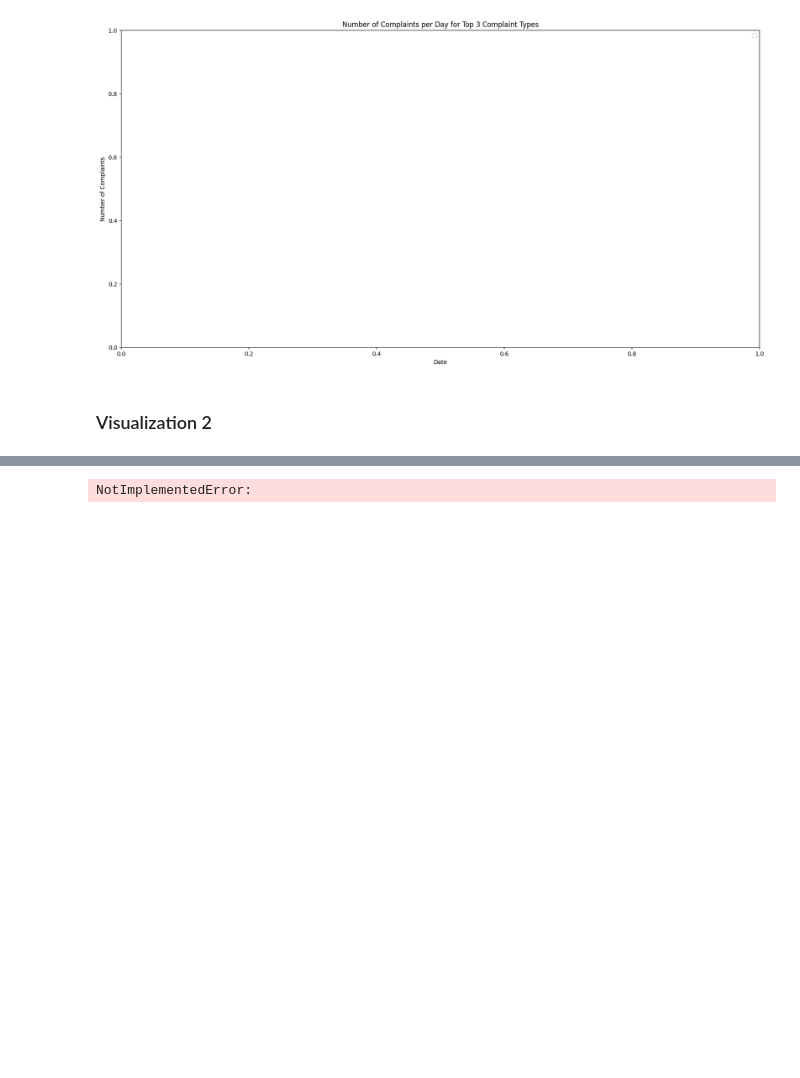
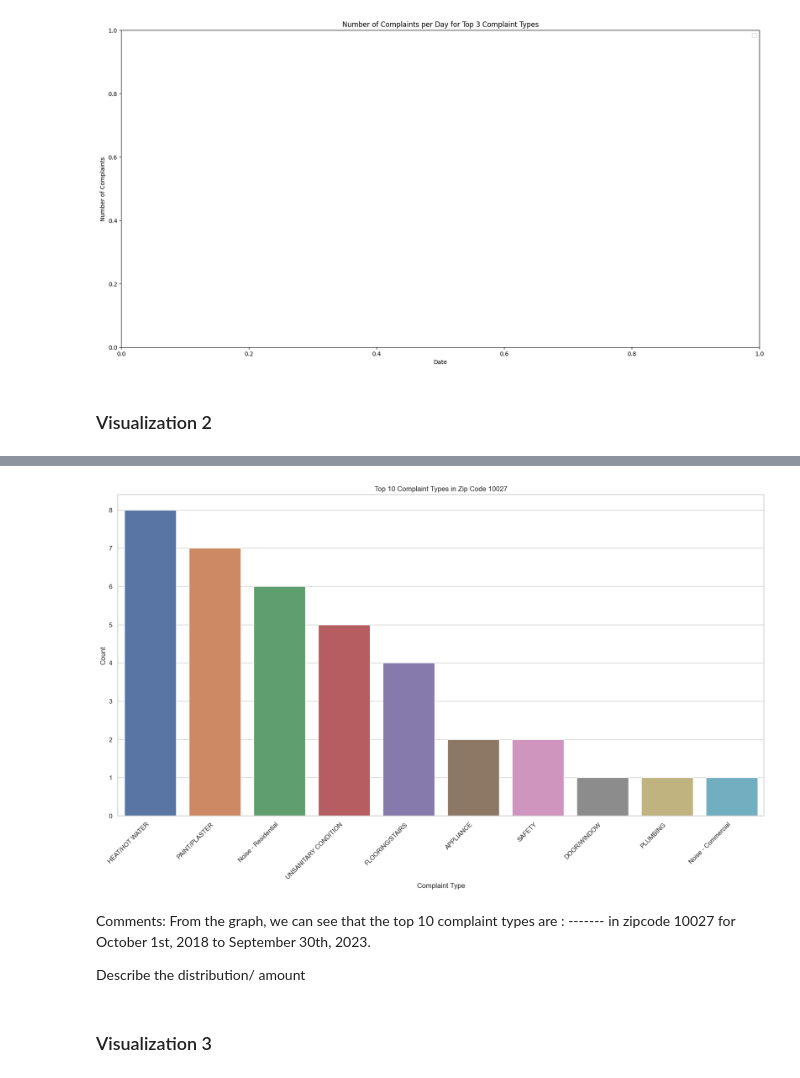
Before and after one commit to JiYu-Ella/Final_Project, a Jupyter notebook: Project Template.ipynb, the cells around one changed output, grey strips where cells are left out. Cells and saved outputs as stored; diff of their text form; code cells hidden in the pictures; blank space fills up the shorter version.

Commit message:
Update on Visualizations
Updated visualization parts

```diff
--- a/Project Template.ipynb
+++ b/Project Template.ipynb
@@ -837,6 +848,20 @@ def plot_visual_2(dataframe):
     plt.show()
 # %%
 def get_data_for_visual_2():
-    # Query your database for the data needed.
-    # You can put the data queried into a pandas/geopandas dataframe, if you wish
-    raise NotImplementedError()
+    visual_2 = """
+SELECT complaint_type, COUNT(complaint_type) AS count
+FROM complaints
+WHERE zipcode = '10027'
+GROUP BY complaint_type
+ORDER BY count DESC
+LIMIT 10;
+
+    """
+#     AND created_date >= '2018-10-01' AND created_date <= '2023-09-30'
+
+
+    with engine.connect() as conn:
+        result = pd.read_sql_query(visual_2, conn)
+        return result
+
+get_data_for_visual_2()
@@ -843,5 +880,11 @@ def get_data_for_visual_2():
 # %%
 some_dataframe = get_data_for_visual_2()
-plot_visual_2(some_dataframe)
+plot_common_complaints(some_dataframe)
 # %% [output]
-NotImplementedError:
+[figure, added]
+# %% [markdown]
+Comments: From the graph, we can see that the top 10 complaint types are : ------- in zipcode 10027 for October 1st, 2018 to September 30th, 2023.
+
+Describe the distribution/ amount
+# %% [markdown]
+### Visualization 3
```
Also changed, not shown: parts of 12 cells of this notebook.
